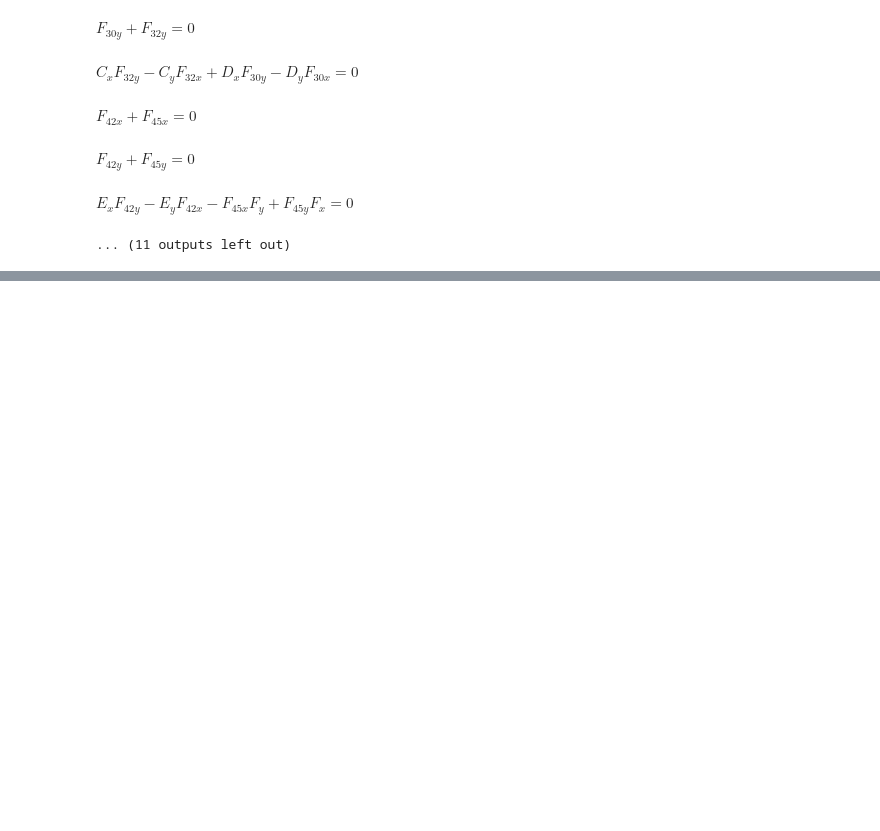
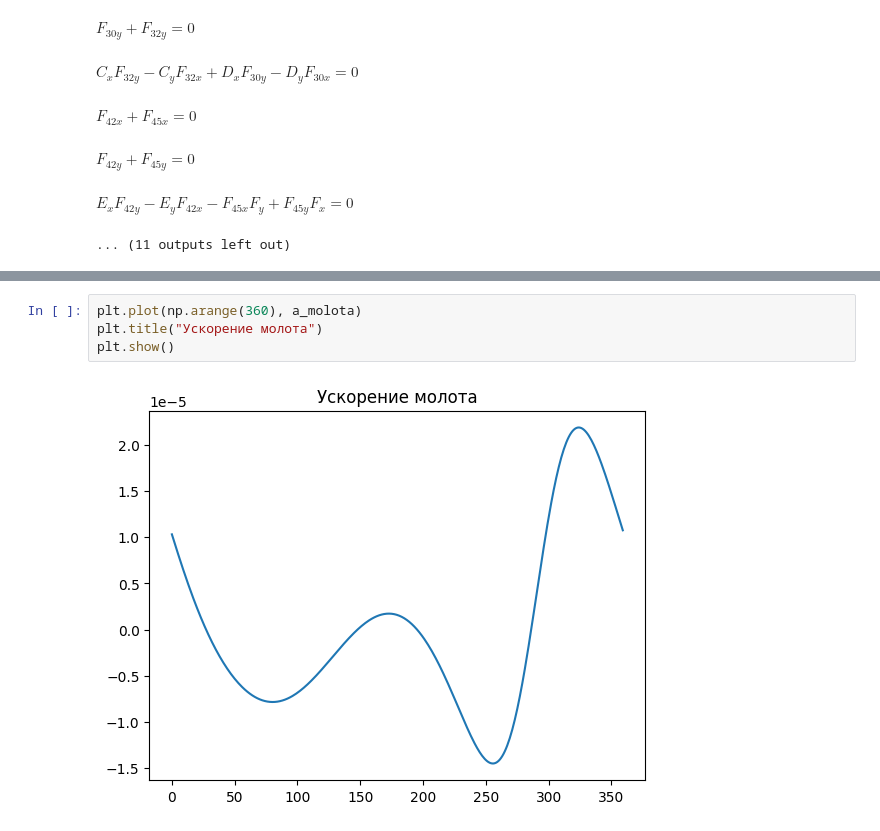
Before and after one commit to DeDxYk594/prik_kursach, a Jupyter notebook: dynamics.ipynb, the cells around one changed output, grey strips where cells are left out. Cells and saved outputs as stored; diff of their text form; blank space fills up the shorter version.

```diff
--- a/dynamics.ipynb
+++ b/dynamics.ipynb
@@ -140,0 +238,6 @@ $\displaystyle \left[\begin{matrix}0\\0\\0\\0\\0\\0\\0\\0\\0\\0\\0\\0\\0\\\mu a_
+# %%
+plt.plot(np.arange(360), a_molota)
+plt.title("Ускорение молота")
+plt.show()
+# %% [output]
+[figure, added]
```
Also changed, not shown: parts of 22 cells of this notebook, 2 other files.
